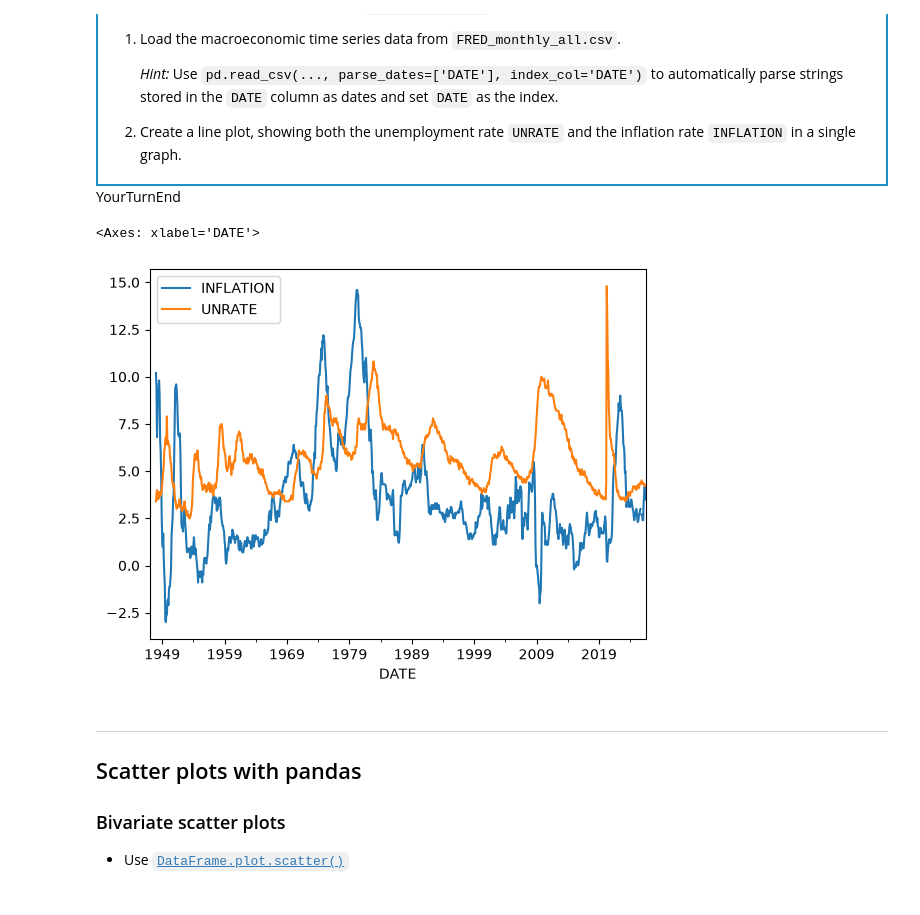
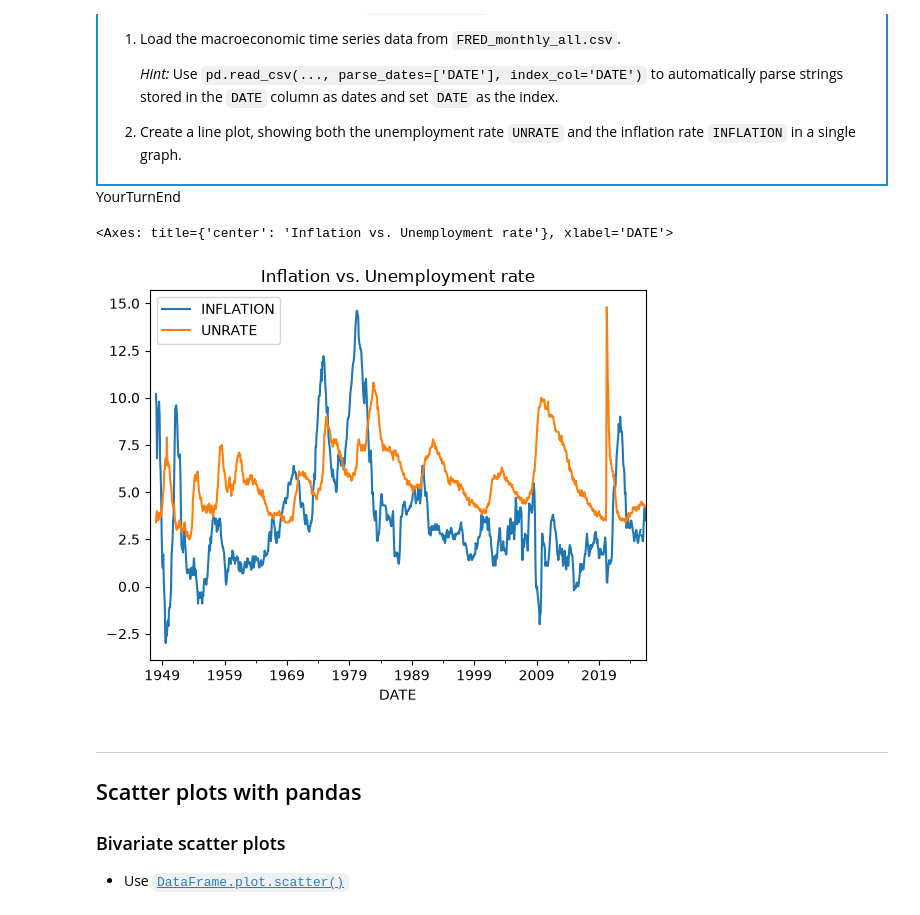
Before and after one commit to pl0gen/TECH2-H26, a Jupyter notebook: lectures/lecture3/lecture3_EMH_Test.ipynb, the cells around one changed output. Saved outputs shown, nothing was run; the diff lists cells and outputs as text; code cells hidden in the pictures.

```diff
--- a/lectures/lecture3/lecture3_EMH_Test.ipynb
+++ b/lectures/lecture3/lecture3_EMH_Test.ipynb
@@ -590,22 +590,22 @@ tasks:
 # %%
 import pandas as pd
 import matplotlib.pyplot as plt
 
 filepath = f'{DATA_PATH}/FRED/FRED_monthly_all.csv'
 
 # Read CSV data
 df = pd.read_csv(filepath,parse_dates=["DATE"],index_col="DATE")
-df.usecols=["UNRATE","INFLATION"]
 
+#Ikke helt heldig men sletta de andre
 del df["CPI"]
 del df["REALRATE"]
 del df["FEDFUNDS"]
 del df["LFPART"]
 
-df.plot()
+df.plot(title="Inflation vs. Unemployment rate")
 # %% [output]
-<Axes: xlabel='DATE'>
+<Axes: title={'center': 'Inflation vs. Unemployment rate'}, xlabel='DATE'>
-[figure, old version]
+[figure, new version]
 # %% [markdown]
 ***
 ## Scatter plots with pandas
```
Also changed, not shown: parts of 4 cells of this notebook.
